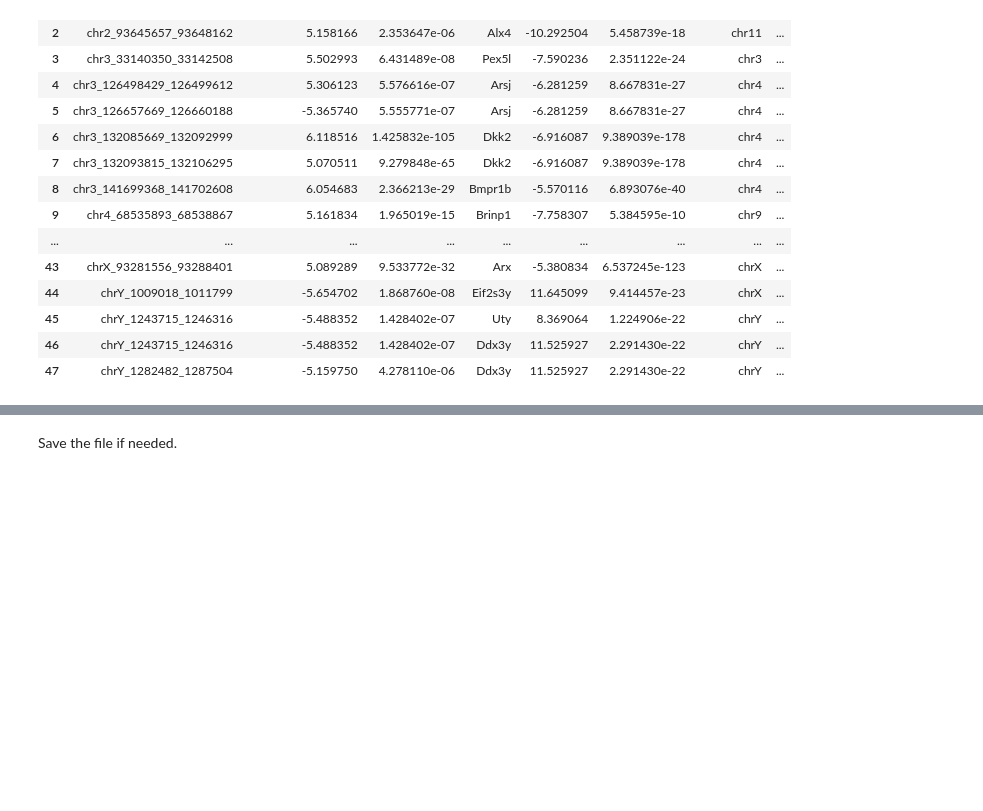
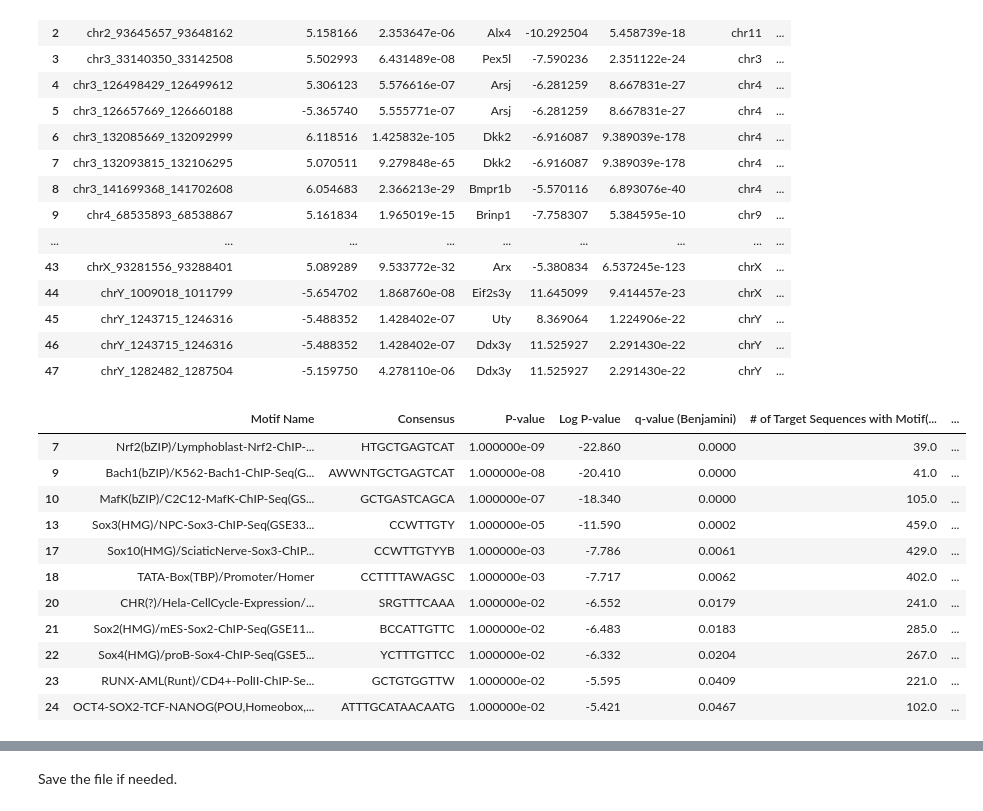
Before and after one commit to The-Mitra-Lab/pycallingcards, a Jupyter notebook: docs/tutorials/notebooks/Brd4_bulk.ipynb, the cells around one changed output, grey strips where cells are left out. Drawn from its saved outputs; the diff is of its cells as text; code cells hidden in the pictures; blank space fills up the shorter version.

```diff
--- a/docs/tutorials/notebooks/Brd4_bulk.ipynb
+++ b/docs/tutorials/notebooks/Brd4_bulk.ipynb
@@ -446,6 +462,21 @@ GWAS_result
 | 45 | chrY_1243715_1246316 | -5.488352 | 1.428402e-07 | Uty | 8.369064 | 1.224906e-22 | chrY | ... |
 | 46 | chrY_1243715_1246316 | -5.488352 | 1.428402e-07 | Ddx3y | 11.525927 | 2.291430e-22 | chrY | ... |
 | 47 | chrY_1282482_1287504 | -5.159750 | 4.278110e-06 | Ddx3y | 11.525927 | 2.291430e-22 | chrY | ... |
+# %%
+cc.tl.compare_motif("Homer/GBM_male","Homer/GBM_female")
+# %% [output]
+|  | Motif Name | Consensus | P-value | Log P-value | q-value (Benjamini) | # of Target Sequences with Motif(... | ... |
+| 7 | Nrf2(bZIP)/Lymphoblast-Nrf2-ChIP-... | HTGCTGAGTCAT | 1.000000e-09 | -22.860 | 0.0000 | 39.0 | ... |
+| 9 | Bach1(bZIP)/K562-Bach1-ChIP-Seq(G... | AWWNTGCTGAGTCAT | 1.000000e-08 | -20.410 | 0.0000 | 41.0 | ... |
+| 10 | MafK(bZIP)/C2C12-MafK-ChIP-Seq(GS... | GCTGASTCAGCA | 1.000000e-07 | -18.340 | 0.0000 | 105.0 | ... |
+| 13 | Sox3(HMG)/NPC-Sox3-ChIP-Seq(GSE33... | CCWTTGTY | 1.000000e-05 | -11.590 | 0.0002 | 459.0 | ... |
+| 17 | Sox10(HMG)/SciaticNerve-Sox3-ChIP... | CCWTTGTYYB | 1.000000e-03 | -7.786 | 0.0061 | 429.0 | ... |
+| 18 | TATA-Box(TBP)/Promoter/Homer | CCTTTTAWAGSC | 1.000000e-03 | -7.717 | 0.0062 | 402.0 | ... |
+| 20 | CHR(?)/Hela-CellCycle-Expression/... | SRGTTTCAAA | 1.000000e-02 | -6.552 | 0.0179 | 241.0 | ... |
+| 21 | Sox2(HMG)/mES-Sox2-ChIP-Seq(GSE11... | BCCATTGTTC | 1.000000e-02 | -6.483 | 0.0183 | 285.0 | ... |
+| 22 | Sox4(HMG)/proB-Sox4-ChIP-Seq(GSE5... | YCTTTGTTCC | 1.000000e-02 | -6.332 | 0.0204 | 267.0 | ... |
+| 23 | RUNX-AML(Runt)/CD4+-PolII-ChIP-Se... | GCTGTGGTTW | 1.000000e-02 | -5.595 | 0.0409 | 221.0 | ... |
+| 24 | OCT4-SOX2-TCF-NANOG(POU,Homeobox,... | ATTTGCATAACAATG | 1.000000e-02 | -5.421 | 0.0467 | 102.0 | ... |
 # %%
 cc.tl.rank_peak_groups_df(adata_cc,key = 'fisher_exact',pval_cutoff = 0.01,logfc_min = 3, group = ['Female_Brd4'])
 # %% [output]
```
Also changed, not shown: parts of 8 cells of this notebook, 16 other files.
